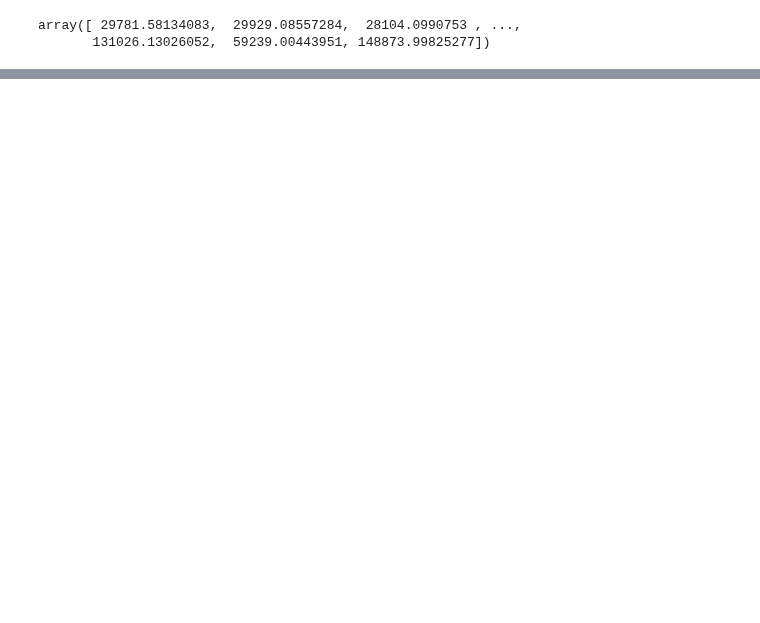
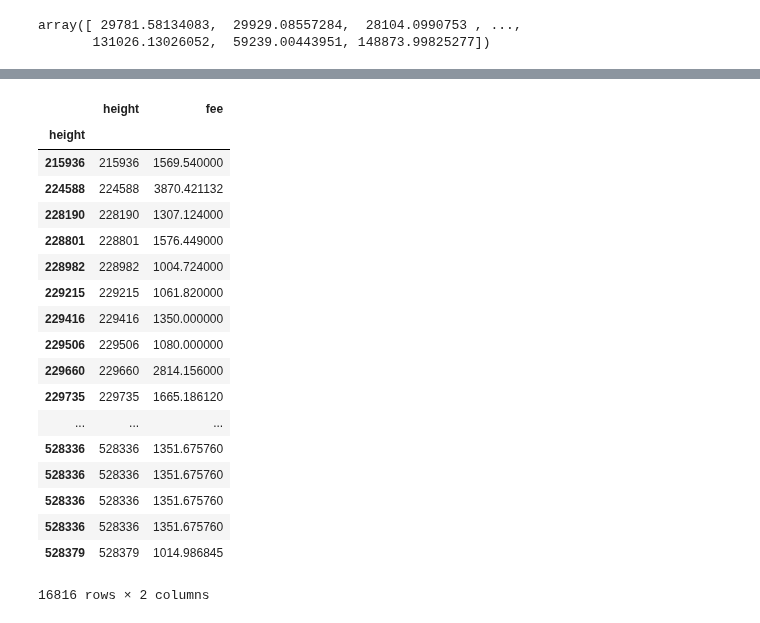
Before and after one commit to warproxxx/CryptoTrader, a Jupyter notebook: CryptoTrader/data_utils/blockchain_data/demo.ipynb, the cells around one changed output, grey strips where cells are left out. Cells and saved outputs as stored; diff of their text form; code cells hidden in the pictures; blank space fills up the shorter version.

```diff
--- a/CryptoTrader/data_utils/blockchain_data/demo.ipynb
+++ b/CryptoTrader/data_utils/blockchain_data/demo.ipynb
@@ -243,0 +411,22 @@ array([ 29781.58134083,  29929.08557284,  28104.0990753 , ...,
+# %%
+df
+# %% [output]
+|  | height | fee |
+| height |  |  |
+| 215936 | 215936 | 1569.540000 |
+| 224588 | 224588 | 3870.421132 |
+| 228190 | 228190 | 1307.124000 |
+| 228801 | 228801 | 1576.449000 |
+| 228982 | 228982 | 1004.724000 |
+| 229215 | 229215 | 1061.820000 |
+| 229416 | 229416 | 1350.000000 |
+| 229506 | 229506 | 1080.000000 |
+| 229660 | 229660 | 2814.156000 |
+| 229735 | 229735 | 1665.186120 |
+| ... | ... | ... |
+| 528336 | 528336 | 1351.675760 |
+| 528336 | 528336 | 1351.675760 |
+| 528336 | 528336 | 1351.675760 |
+| 528336 | 528336 | 1351.675760 |
+| 528379 | 528379 | 1014.986845 |
+16816 rows × 2 columns
```
Also changed, not shown: parts of 20 cells of this notebook, 3 other files.
